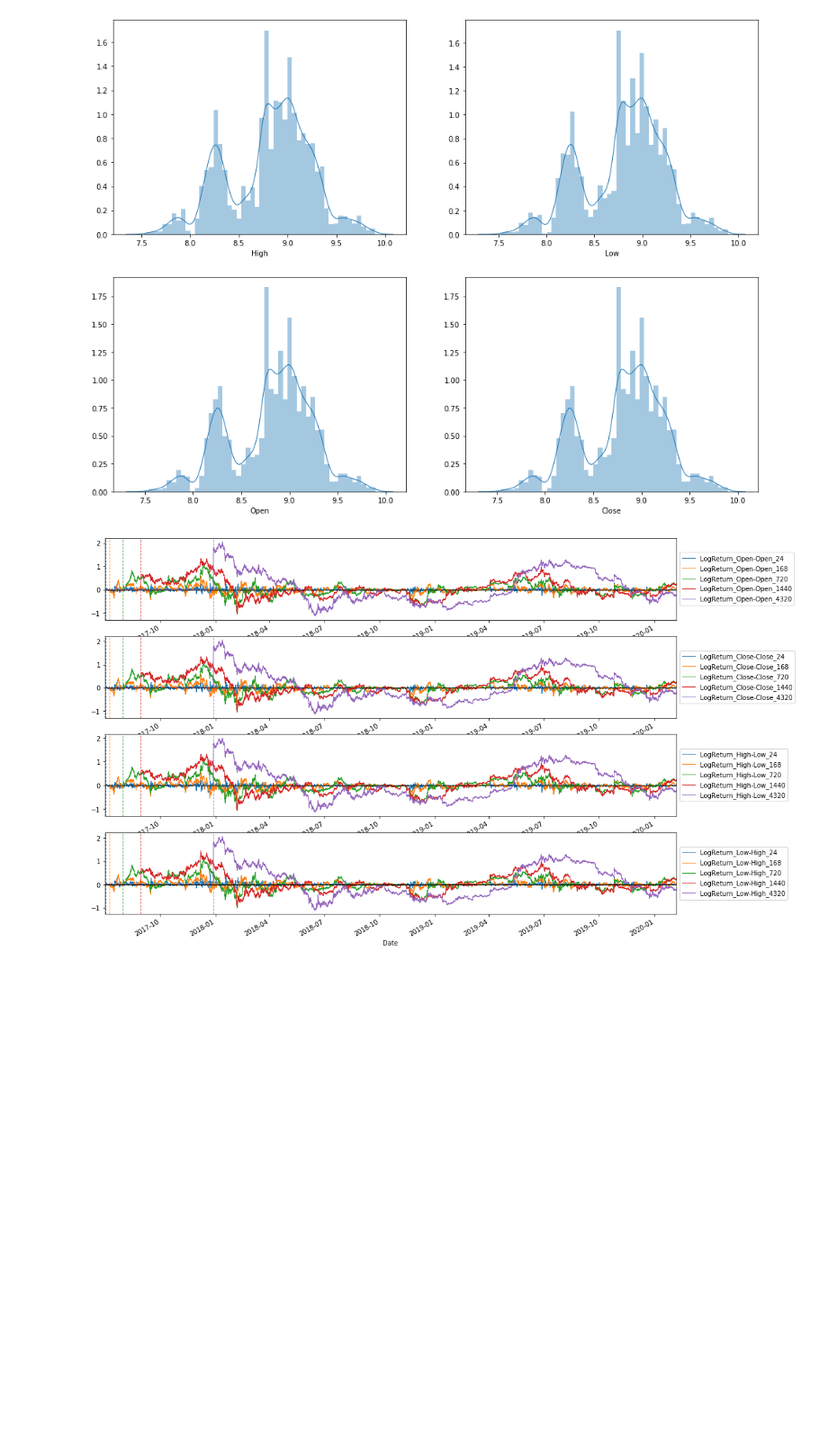
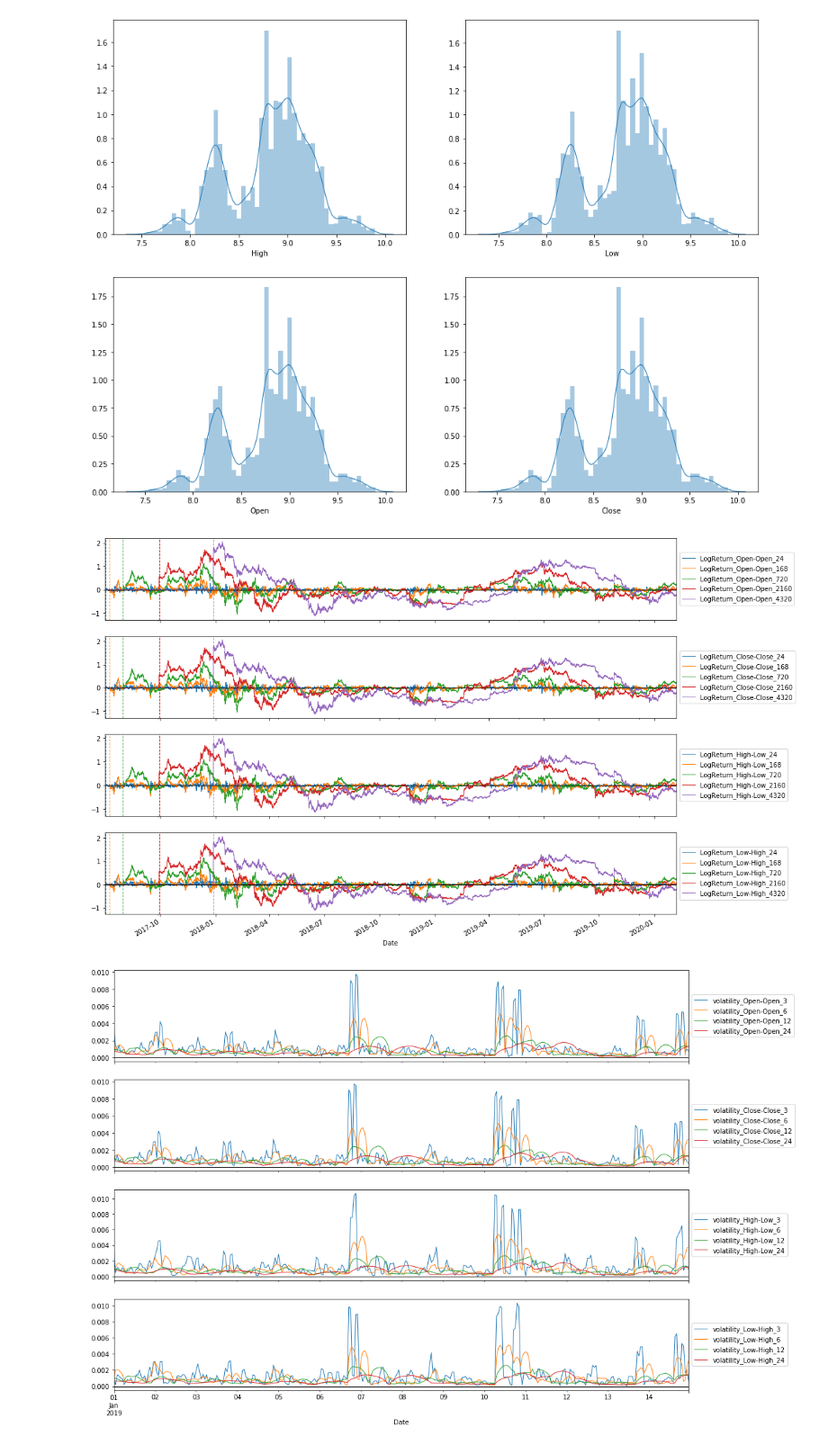
Before and after one commit to Lubricy/notebooks, a Jupyter notebook: volatility.ipynb, the cells around one changed output. Shown at 90% size. Cells and saved outputs as stored; diff of their text form; code cells hidden in the pictures; blank space fills up the shorter version.

```diff
--- a/volatility.ipynb
+++ b/volatility.ipynb
@@ -85,4 +78,4 @@ calculate_return_volatility(data)
 # %%
-plot_data('LogReturn', data)
+plot_data('LogReturn', data, windows=windows[3:])
 # %% [output]
-[figure, old version]
+[figure, new version]
@@ -89 +89,8 @@ plot_data('LogReturn', data)
+# %%
+start_date = '2019-01-01' #@param {type:"date"}
+end_date = '2019-01-15' #@param {type:"date"}
+zoom = slice(start_date, end_date)
+plot_data('volatility', zoom(data), bars=[], windows=windows[:4])
+# %% [output]
+[figure, added]
 # %%
```
Also changed, not shown: parts of 14 cells of this notebook.
